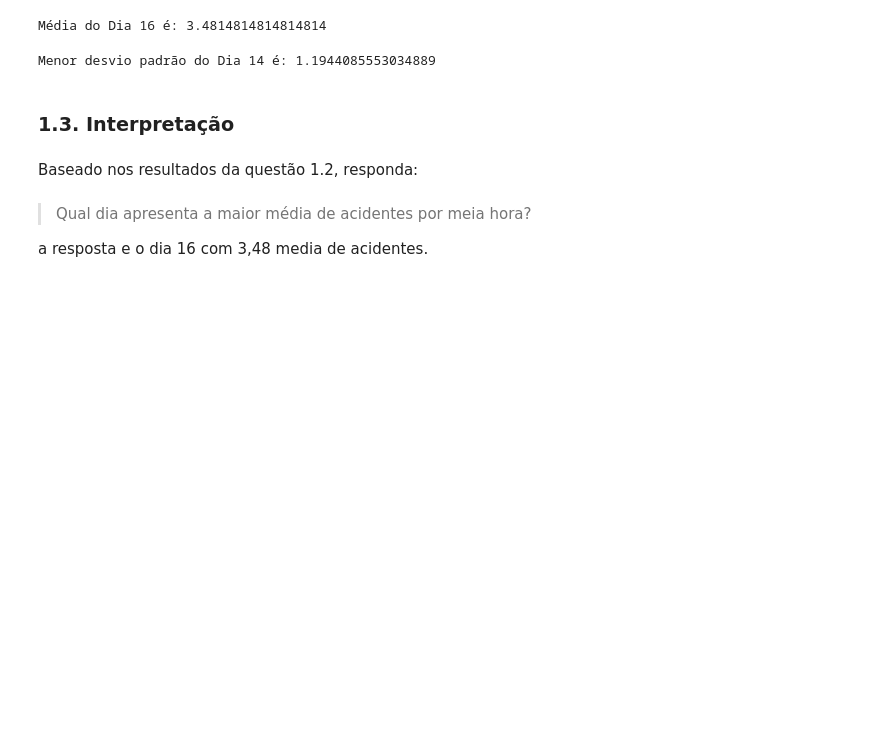
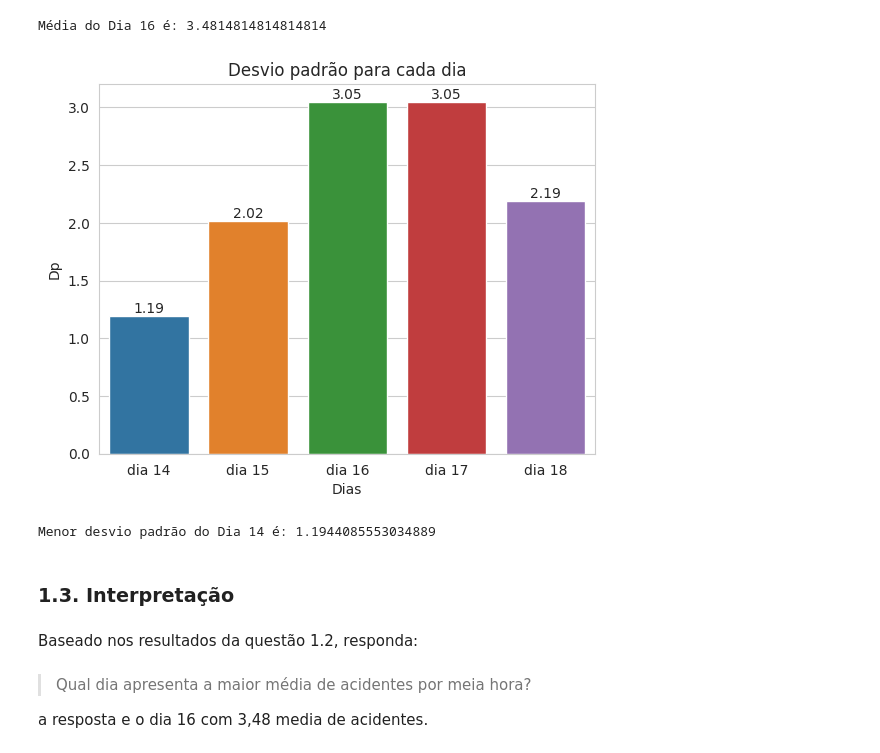
Before and after one commit to Ricardo-Filgueiras/Analista-de-dados-ebac, a Jupyter notebook: Modulo 21 - fundamentos Estatisticos/P_A_M21_Exercicio_ResolvidoV1.ipynb, the cells around one changed output. Saved outputs shown, nothing was run; the diff lists cells and outputs as text; code cells hidden in the pictures; blank space fills up the shorter version.

```diff
--- a/Modulo 21 - fundamentos Estatisticos/P_A_M21_Exercicio_ResolvidoV1.ipynb
+++ b/Modulo 21 - fundamentos Estatisticos/P_A_M21_Exercicio_ResolvidoV1.ipynb
@@ -155,9 +164,18 @@ Média do Dia 16 é: 3.4814814814814814
 # %%
 # ----------------------------------------------------------------------------
 with sns.axes_style('whitegrid'):
 
-  grafico_md = sns.barplot(x=rotulos_dp,y=valores_dp,errorbar=None)
-  grafico_md.set(title='Média para cada dia',xlabel='Dias', ylabel='Média')
+  grafico_dp = sns.barplot(x=rotulos_dp,y=valores_dp,errorbar=None)
+  grafico_dp.set(title='Desvio padrão para cada dia',xlabel='Dias', ylabel='Dp')
+
+
+  for i in range(len(rotulos_dp)):
+          rótulo_formatado = "{:.2f}".format(valores_dp[i])
+          grafico_dp.annotate(rótulo_formatado, (i, valores_dp[i]), ha='center', va='bottom')
+
+  grafico_dp.get_figure().savefig('DesvioPadrao.png')
+# %% [output]
+[figure, added]
 # %%
 print("Menor desvio padrão do Dia 14 é:", dp_14)
 # %% [output]
```
Also changed, not shown: parts of 1 cell of this notebook, 2 other files.
